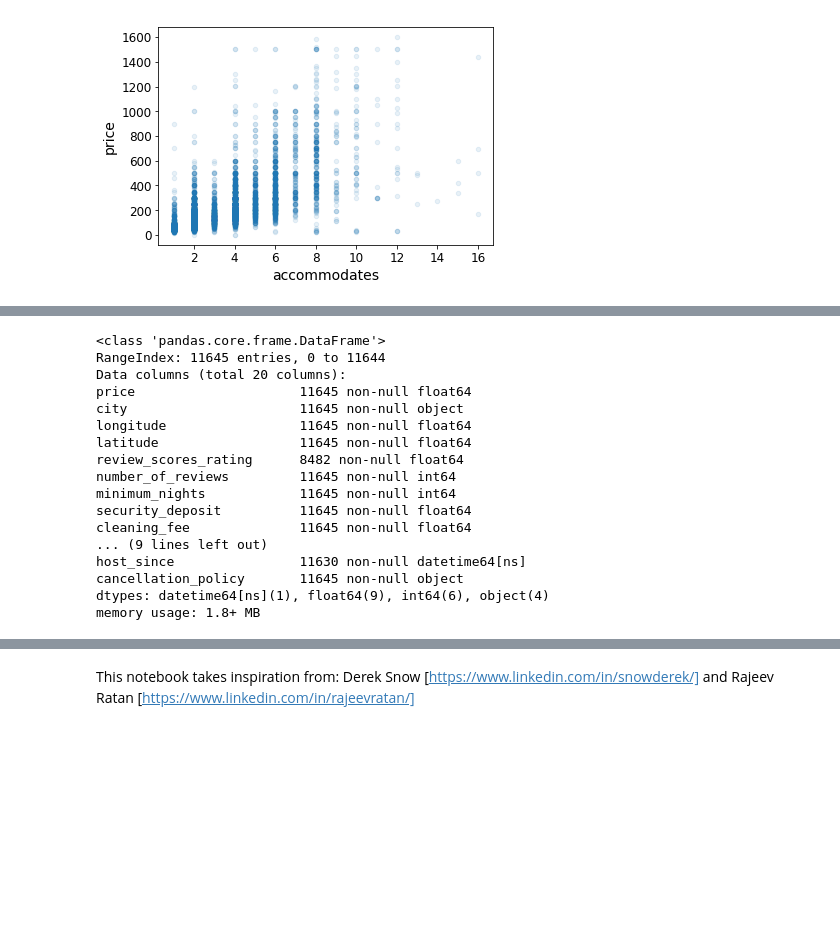
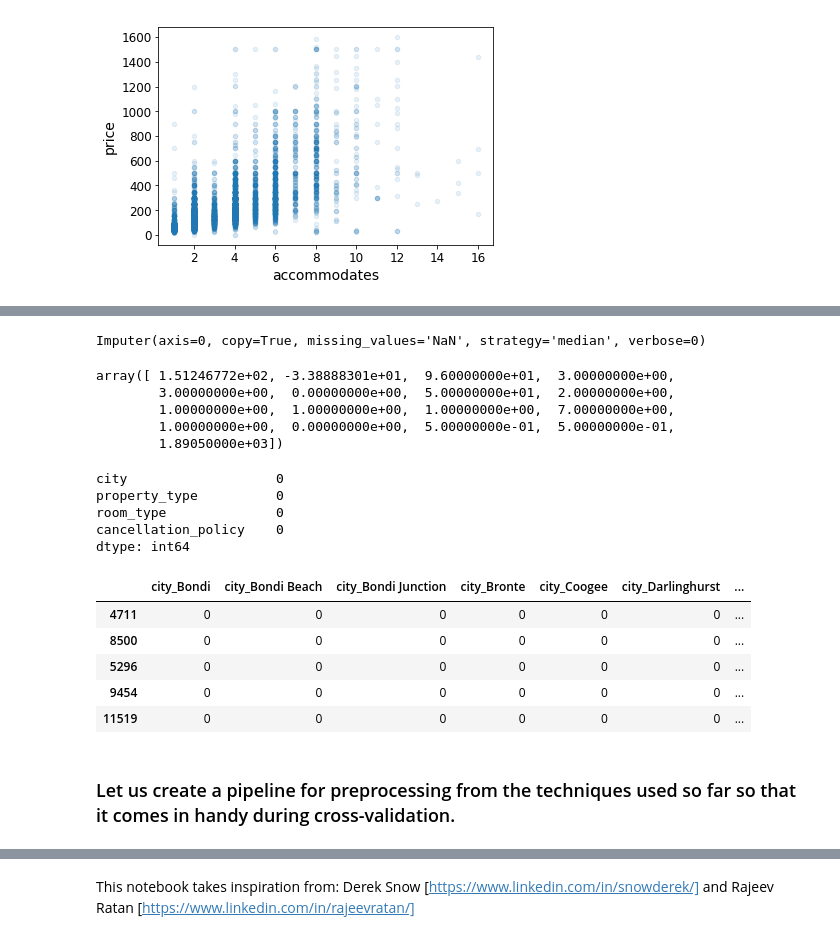
Before and after one commit to vandana-iyer/data_science_case_studies, a Jupyter notebook: Travel/Airbnb_Sydney_Fair_Price_Evaluation.ipynb, the cells around one changed output, grey strips where cells are left out. Saved outputs shown, nothing was run; the diff lists cells and outputs as text; code cells hidden in the pictures; blank space fills up the shorter version.

```diff
--- a/Travel/Airbnb_Sydney_Fair_Price_Evaluation.ipynb
+++ b/Travel/Airbnb_Sydney_Fair_Price_Evaluation.ipynb
@@ -593,0 +594,5 @@ print(log_loss(y_test,y_pred))
+# %%
+# Let us remove our target variable price from traval dataset
+
+Y = traval['price']
+X = traval.drop('price', axis=1)
@@ -593,0 +629,10 @@ print(log_loss(y_test,y_pred))
+# %%
+# Let us separate the numerical and categorical columns since both require different methods of imputation.
+
+non_numeric_cols = ["city","cancellation_policy","host_since","room_type","property_type",]
+numerical_cols = X.columns[~X.columns.isin(categorical_cols)]
+
+X_num = X[numerical_cols]
+X_cat = X.select_dtypes(include=[object])
+
+X_cat.head()
@@ -594,26 +646,17 @@ print(log_loss(y_test,y_pred))
 # %%
-# Impute rest of the categorical values by median
+# Let us impute numerical_cols using median
 
 from sklearn.preprocessing import Imputer
 
 imputer = Imputer(strategy='median')
+imputer.fit(X_num) # Similar to computing median for every column
+# %% [output]
+Imputer(axis=0, copy=True, missing_values='NaN', strategy='median', verbose=0)
-# %%
-df_final.info()
-# %% [output]
-<class 'pandas.core.frame.DataFrame'>
-RangeIndex: 11645 entries, 0 to 11644
-Data columns (total 20 columns):
-price                     11645 non-null float64
-city                      11645 non-null object
-longitude                 11645 non-null float64
-latitude                  11645 non-null float64
-review_scores_rating      8482 non-null float64
-number_of_reviews         11645 non-null int64
-minimum_nights            11645 non-null int64
-security_deposit          11645 non-null float64
-cleaning_fee              11645 non-null float64
-... (9 lines left out)
-host_since                11630 non-null datetime64[ns]
-cancellation_policy       11645 non-null object
-dtypes: datetime64[ns](1), float64(9), int64(6), object(4)
-memory usage: 1.8+ MB
+# %%
+imputer.statistics_
+# %% [output]
+array([ 1.51246772e+02, -3.38888301e+01,  9.60000000e+01,  3.00000000e+00,
+        3.00000000e+00,  0.00000000e+00,  5.00000000e+01,  2.00000000e+00,
+        1.00000000e+00,  1.00000000e+00,  1.00000000e+00,  7.00000000e+00,
+        1.00000000e+00,  0.00000000e+00,  5.00000000e-01,  5.00000000e-01,
+        1.89050000e+03])
@@ -619,0 +668,10 @@ memory usage: 1.8+ MB
+# %%
+# The categorical features do not have null values, so we don't have to impute them.
+
+X_cat.isnull().sum()
+# %% [output]
+city                   0
+property_type          0
+room_type              0
+cancellation_policy    0
+dtype: int64
@@ -619,0 +680,14 @@ memory usage: 1.8+ MB
+# %%
+# Use get_dummies since all categorical columns are nominal and have string values
+
+test = pd.get_dummies(X_cat)
+test.head()
+# %% [output]
+|  | city_Bondi | city_Bondi Beach | city_Bondi Junction | city_Bronte | city_Coogee | city_Darlinghurst | ... |
+| 4711 | 0 | 0 | 0 | 0 | 0 | 0 | ... |
+| 8500 | 0 | 0 | 0 | 0 | 0 | 0 | ... |
+| 5296 | 0 | 0 | 0 | 0 | 0 | 0 | ... |
+| 9454 | 0 | 0 | 0 | 0 | 0 | 0 | ... |
+| 11519 | 0 | 0 | 0 | 0 | 0 | 0 | ... |
+# %% [markdown]
+### Let us create a pipeline for preprocessing from the techniques used so far so that it comes in handy during cross-validation.
```
Also changed, not shown: parts of 23 cells of this notebook, 1 other file.
